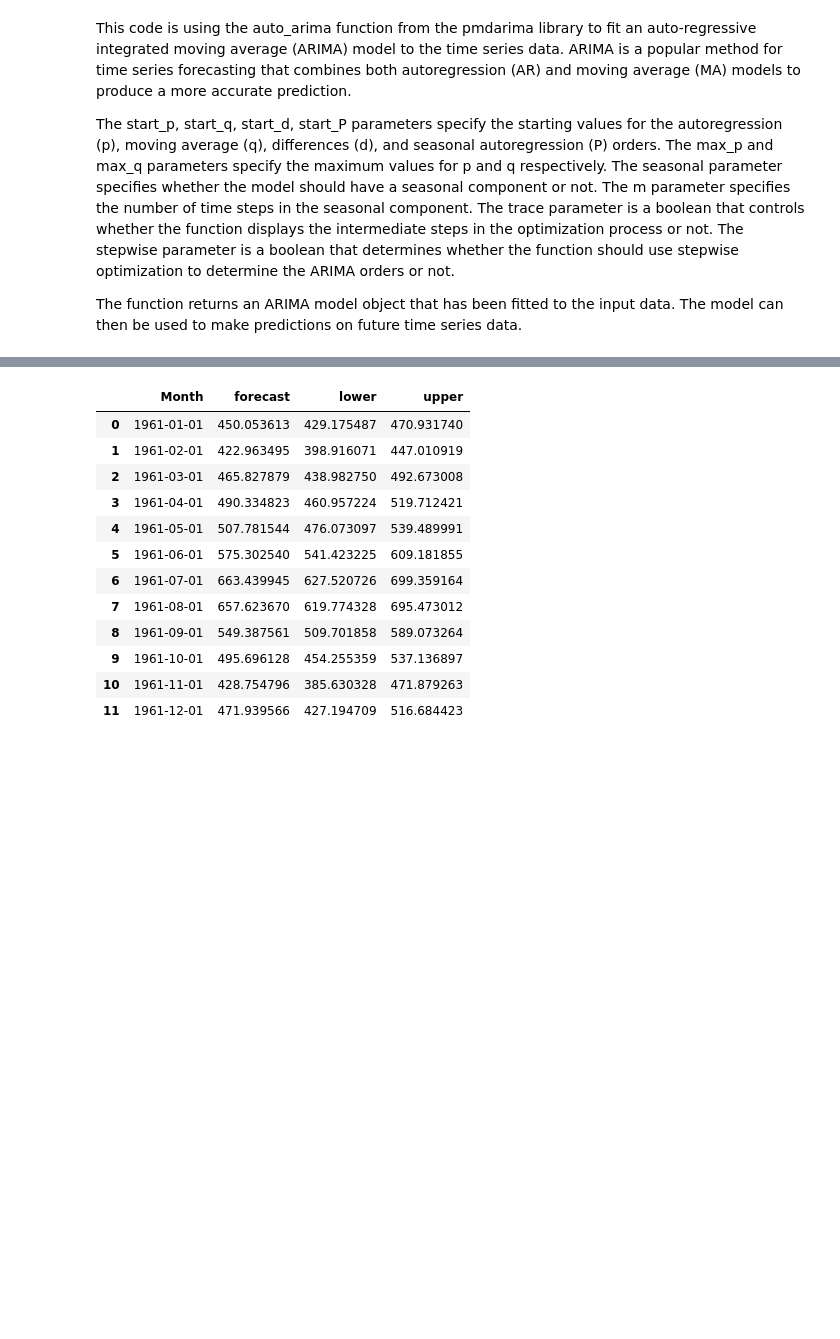
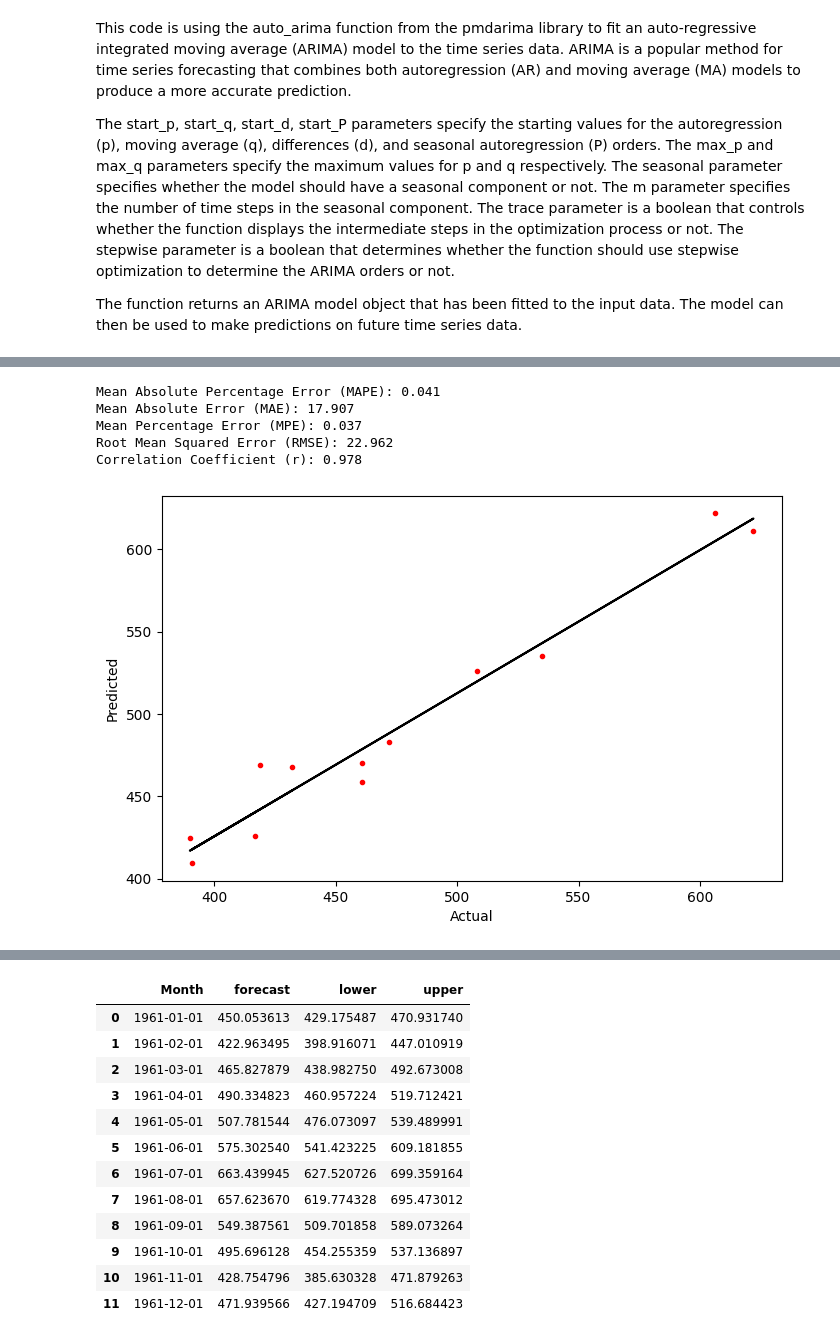
Before and after one commit to willc127/Time_Series, a Jupyter notebook: AirPassengers/forecast.ipynb, the cells around one changed output, grey strips where cells are left out. Saved outputs shown, nothing was run; the diff lists cells and outputs as text; code cells hidden in the pictures; blank space fills up the shorter version.

Commit message:
added metrics

```diff
--- a/AirPassengers/forecast.ipynb
+++ b/AirPassengers/forecast.ipynb
@@ -150,2 +152,44 @@ Text(0, 0.5, 'Passengers')
+# %%
+#Calculate the metrics for the test data
+def metrics(test, test_forecast):
+    #make test_forecast a numpy array
+    test_forecast = np.array(test_forecast)
+    test = np.array(test)
+    test = test.reshape(12,)
+
+    #metrics for test data
+    mape = np.mean(np.abs((test_forecast - test) / test)) #Mean Absolute Percentage Error
+    mae = np.mean(np.abs(test_forecast - test)) #Mean Absolute Error
+    mpe = np.mean((test_forecast - test) / test) #Mean Percentage Error
+    rmse = np.sqrt(np.mean((test_forecast - test) ** 2)) #Root Mean Squared Error
+    corr = np.corrcoef(test_forecast, test)[0][1] #Pearson Correlation Coefficient
+
+    #Plot the regression analysis for the test data
+    regression = LinearRegression()
+    test = test.reshape(-1, 1) #needed for sklearn.linear_model.LinearRegression
+    regression.fit(test, test_forecast)
+    predictions = regression.predict(test)
+
+    plt.figure(figsize=(8,5))
+    plt.plot(test, test_forecast, '.', color='red')
+    plt.plot(test, predictions, '-', color='black')
+    plt.xlabel('Actual')
+    plt.ylabel('Predicted')
+
+    #Print the metrics for the test data
+    print(f'Mean Absolute Percentage Error (MAPE): {mape:.3f}')
+    print(f'Mean Absolute Error (MAE): {mae:.3f}')
+    print(f'Mean Percentage Error (MPE): {mpe:.3f}')
+    print(f'Root Mean Squared Error (RMSE): {rmse:.3f}')
+    print(f'Correlation Coefficient (r): {corr:.3f}')
+# %%
+metrics(test, test_forecast)
+# %% [output]
+Mean Absolute Percentage Error (MAPE): 0.041
+Mean Absolute Error (MAE): 17.907
+Mean Percentage Error (MPE): 0.037
+Root Mean Squared Error (RMSE): 22.962
+Correlation Coefficient (r): 0.978
+[figure, added]
 # %%
 #Forecast the next 12 months using all the data
```
Also changed, not shown: parts of 7 cells of this notebook.
